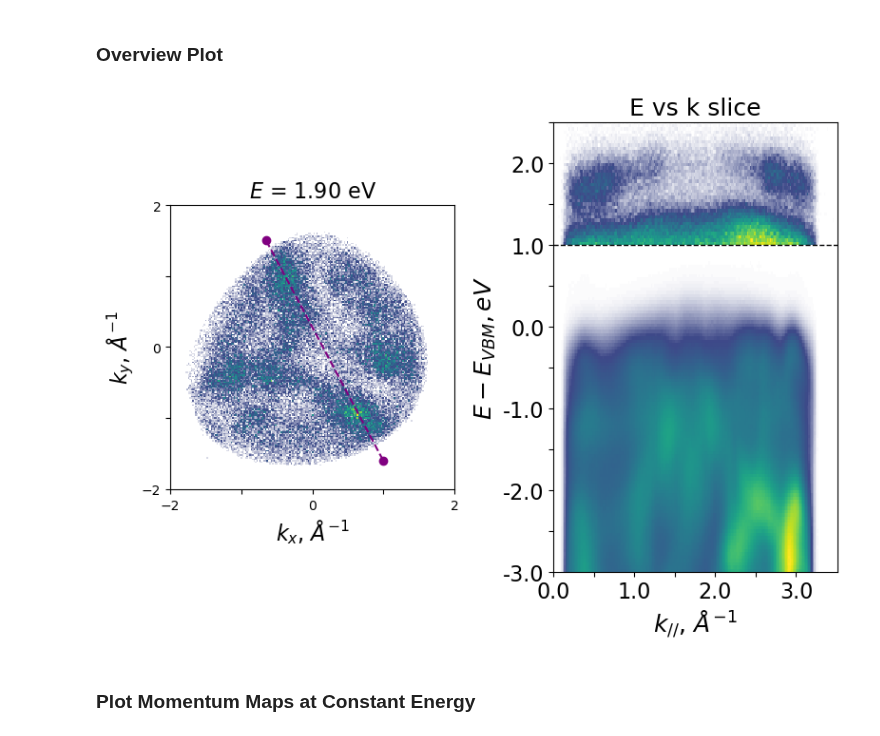
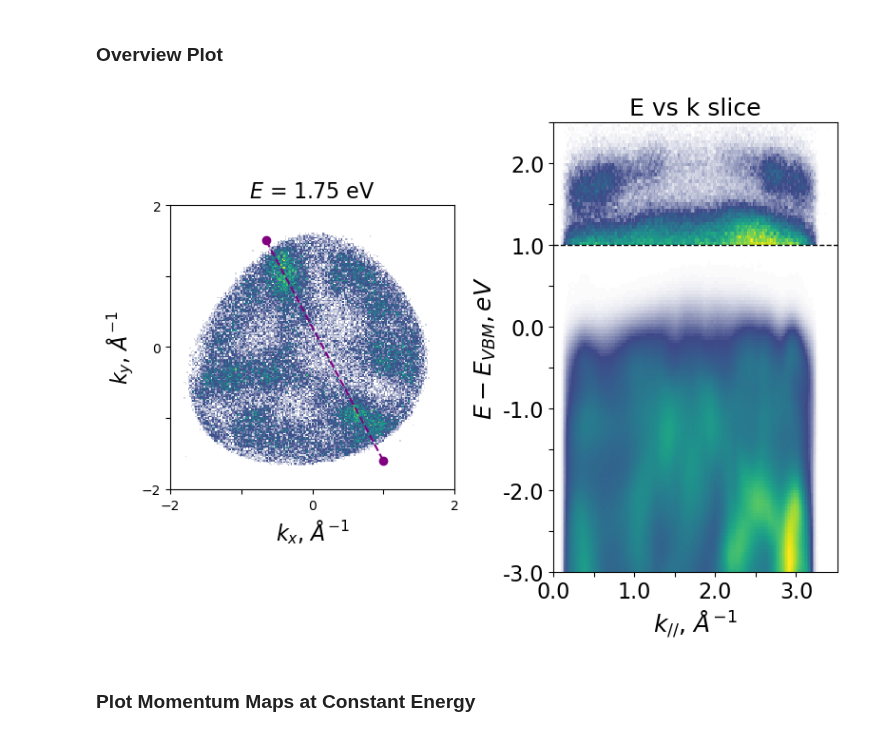
Before and after one commit to lawsonlloyd/mpes-analysis, a Jupyter notebook: mpes_Plot_Analysis.ipynb, the cells around one changed output. Drawn from its saved outputs; the diff is of its cells as text; code cells hidden in the pictures.

```diff
--- a/mpes_Plot_Analysis.ipynb
+++ b/mpes_Plot_Analysis.ipynb
@@ -40,7 +37,7 @@ The autoreload extension is already loaded. To reload it, use:
 # Specify datapath, filename, and [Energy, Delay] offsets to load.
 
 data_path = 'R:\Lawson\Data\metis'
-data_path = '/Users/lawsonlloyd/Desktop/Data/metis'
+#data_path = '/Users/lawsonlloyd/Desktop/Data/metis'
 
 # CrSBr
 filename, offsets = 'Scan162_RT_120x120x115x50_binned.h5', [0.8467, -120]
@@ -68,6 +65,7 @@ filename, offsets = 'Scan1192_RT_NiI2_121x121x164x66_binned.h5', [.3, 0]
 #filename, offsets = 'Scan1205_RT_NiI2_121x121x164_binned.h5', [-.6, 0]
 #filename, offsets = 'Scan1206_RT_NiI2_121x121x164_binned.h5', [0, 0]
 filename, offsets = 'Scan1207_RT_NiI2_201x201x176_binned.h5', [0.3, 0]
+filename, offsets = 'Scan1209_RT_NiI2_201x201x176_binned.h5', [0, 0]
 
 #  Load the Data
 data_loader = DataLoader(data_path + '//' + filename, offsets = offsets)
@@ -121,7 +135,7 @@ colors = ['black', 'maroon']
 
 # Plot momentum map
 mpes.plot_momentum_maps(
-    I_res, E=1.9, E_int=.2, delays=500, delay_int=1000,
+    I_res, E=1.75, E_int=.2, delays=500, delay_int=1000,
     fig = fig, ax = axs[0],
     cmap=cmap_LTL,
     panel_labels=False, fontsize=16,
@@ -137,34 +151,34 @@ neg_delays = [-250, -100]
 
 # mpes.plot_time_traces(
 #     I_res, E, E_int, (kx, ky), (kx_int, ky_int),
 #     norm_trace=True, subtract_neg=True, neg_delays=neg_delays,
 #     fig = fig, ax = axs[1],
 #     colors = ['black', 'maroon'],
 #     fontsize=16
 # )
 # axs[1].set_ylim(-0.1, 1.1)
 
 # Plot k - E (arbitrary Cut)
 k_start, k_end = (-.65, 1.5), (1, -1.6)
 #k_start, k_end = (-1.4, -1.15), (1.1, 0.9)
 mpes.plot_k_cut(I_res, k_start=k_start, k_end=k_end, ax = axs[1], fig = fig, E_enhance = 1, ax2 = axs[0], n=200, w=0.5)
 
 # Plot waterfall
 (kx, ky), (kx_int, ky_int) = (0, 0), (4, 4) # Central (kx, ky) point and k-integration
 # mpes.plot_waterfall(
 #     I_res, kx, kx_int, ky, ky_int,
 #     fig = fig, ax = axs[3], subtract_neg = True,
 #     energy_limits=[0.2, 2.5], E_enhance = .6
 # )
 
 #for i in np.arange(len(E)):
     #mpes.add_rect(500, 2000, E[i], E_int, axs[3], edgecolor=colors[i], facecolor=colors[i], alpha = 0.35)
 
 #mpes.save_figure(fig, name = f'test', image_format = 'pdf')
 
 fig.tight_layout()
 # %% [output]
-[figure, old version]
+[figure, new version]
 # %% [markdown]
 ### Plot Momentum Maps at Constant Energy
 # %%
```
Also changed, not shown: parts of 3 cells of this notebook, 5 other files.
